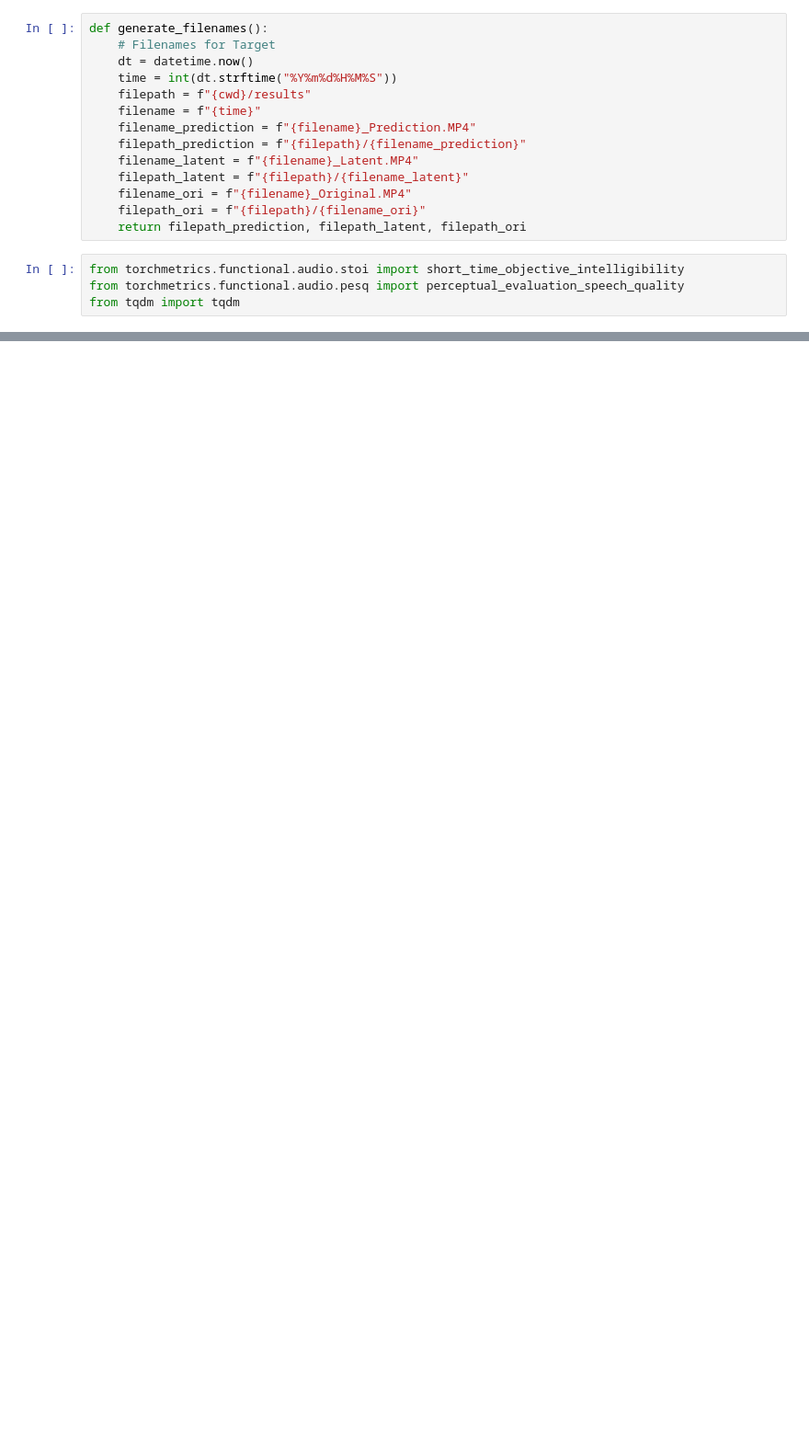
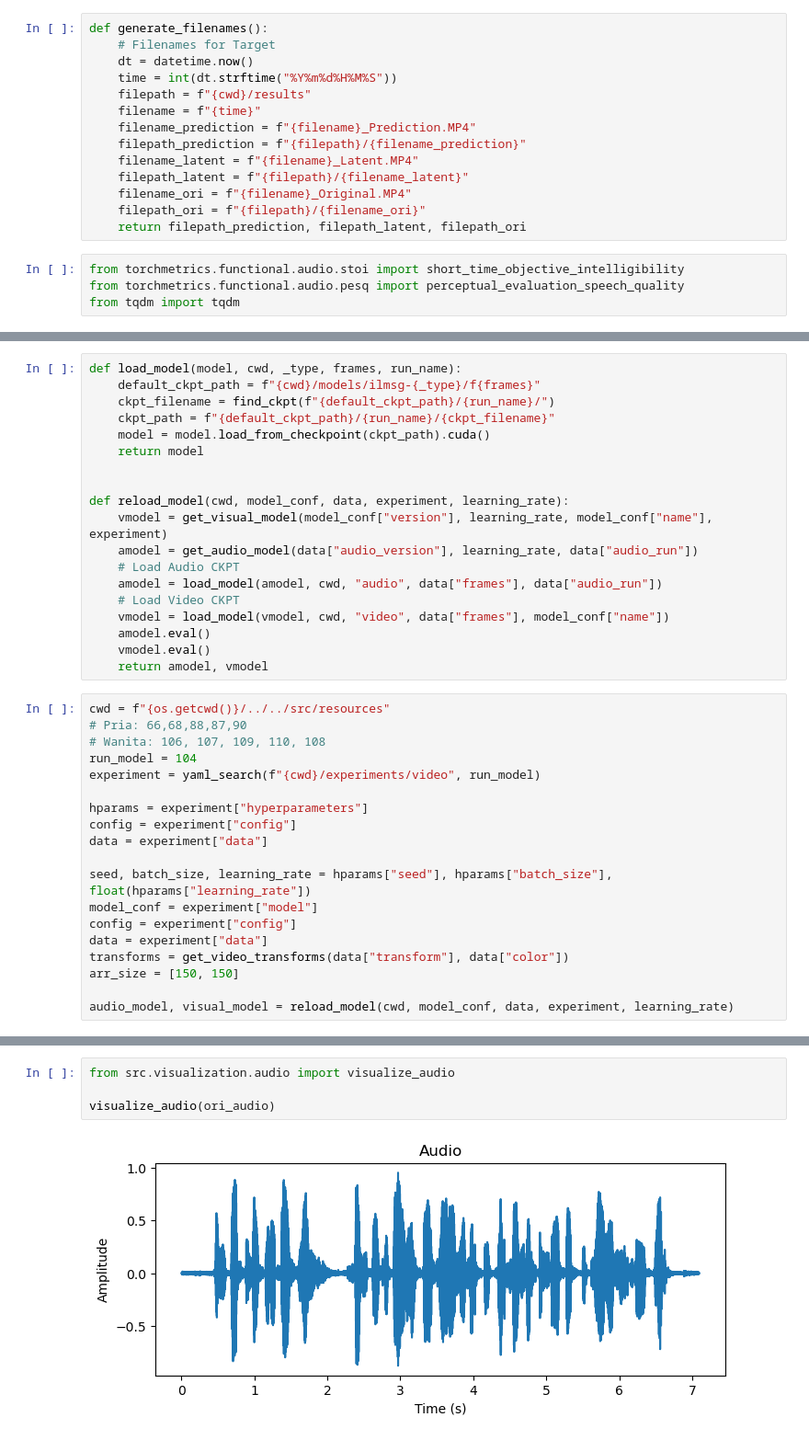
Before and after one commit to christianchenn/ILMSG-Webservice, a Jupyter notebook: src/notebook/YouTubeVideo.ipynb, the cells around one changed output, grey strips where cells are left out. Shown at 92% size. Cells and saved outputs as stored; diff of their text form; blank space fills up the shorter version.

```diff
--- a/src/notebook/YouTubeVideo.ipynb
+++ b/src/notebook/YouTubeVideo.ipynb
@@ -161,0 +142,38 @@ from tqdm import tqdm
+# %%
+def load_model(model, cwd, _type, frames, run_name):
+    default_ckpt_path = f"{cwd}/models/ilmsg-{_type}/f{frames}"
+    ckpt_filename = find_ckpt(f"{default_ckpt_path}/{run_name}/")
+    ckpt_path = f"{default_ckpt_path}/{run_name}/{ckpt_filename}"
+    model = model.load_from_checkpoint(ckpt_path).cuda()
+    return model
+
+
+def reload_model(cwd, model_conf, data, experiment, learning_rate):
+    vmodel = get_visual_model(model_conf["version"], learning_rate, model_conf["name"], experiment)
+    amodel = get_audio_model(data["audio_version"], learning_rate, data["audio_run"])
+    # Load Audio CKPT
+    amodel = load_model(amodel, cwd, "audio", data["frames"], data["audio_run"])
+    # Load Video CKPT
+    vmodel = load_model(vmodel, cwd, "video", data["frames"], model_conf["name"])
+    amodel.eval()
+    vmodel.eval()
+    return amodel, vmodel
+# %%
+cwd = f"{os.getcwd()}/../../src/resources"
+# Pria: 66,68,88,87,90
+# Wanita: 106, 107, 109, 110, 108
+run_model = 104
+experiment = yaml_search(f"{cwd}/experiments/video", run_model)
+
+hparams = experiment["hyperparameters"]
+config = experiment["config"]
+data = experiment["data"]
+
+seed, batch_size, learning_rate = hparams["seed"], hparams["batch_size"], float(hparams["learning_rate"])
+model_conf = experiment["model"]
+config = experiment["config"]
+data = experiment["data"]
+transforms = get_video_transforms(data["transform"], data["color"])
+arr_size = [150, 150]
+
+audio_model, visual_model = reload_model(cwd, model_conf, data, experiment, learning_rate)
@@ -249,0 +321,6 @@ videos[0][0]
+# %%
+from src.visualization.audio import visualize_audio
+
+visualize_audio(ori_audio)
+# %% [output]
+[figure, added]
```
Also changed, not shown: parts of 19 cells of this notebook, 5 other files.
